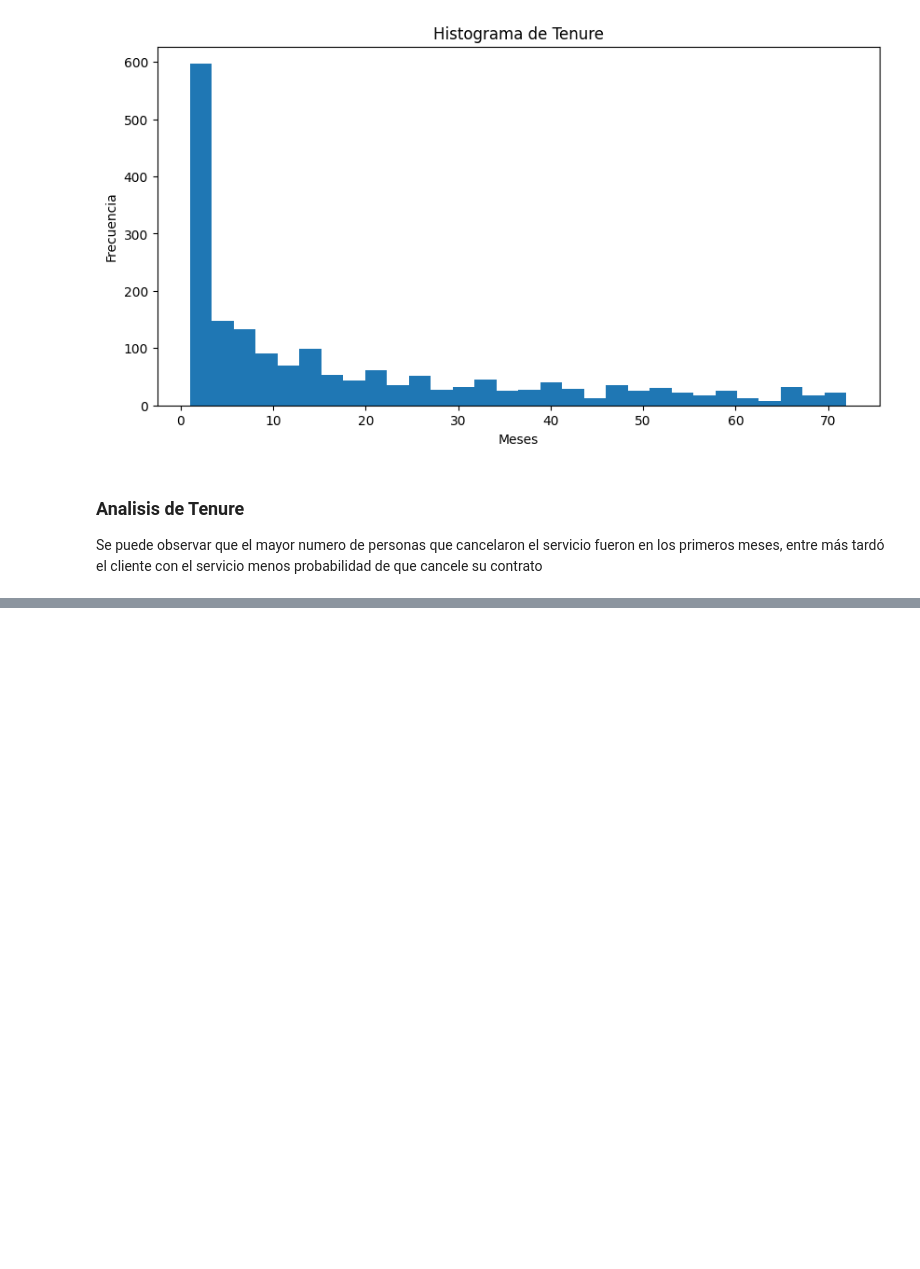
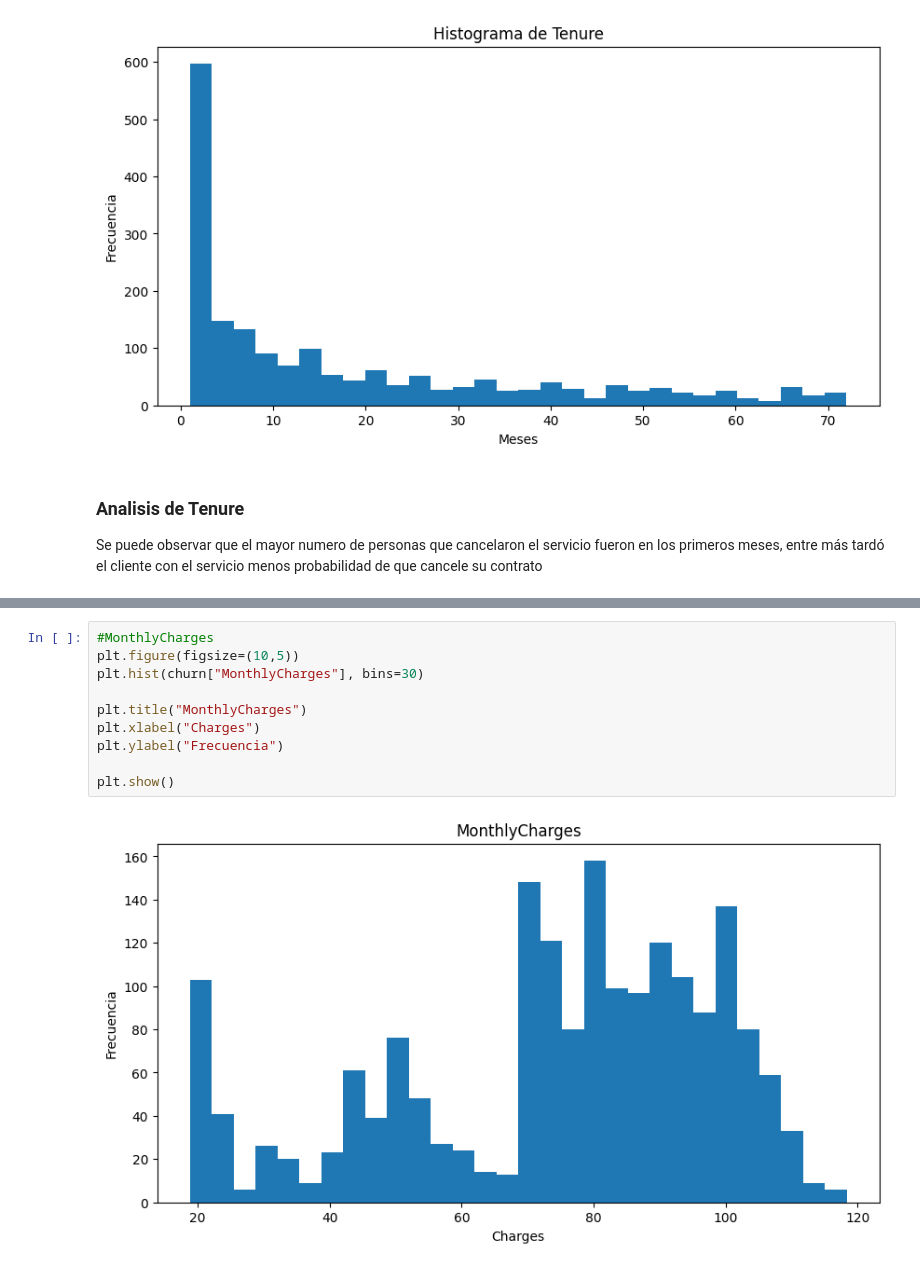
Before and after one commit to HugoCD20/churn-prediction, a Jupyter notebook: notebooks/eda.ipynb, the cells around one changed output, grey strips where cells are left out. Saved outputs shown, nothing was run; the diff lists cells and outputs as text; blank space fills up the shorter version.

```diff
--- a/notebooks/eda.ipynb
+++ b/notebooks/eda.ipynb
@@ -81,0 +97,12 @@ Se puede observar que el mayor numero de personas que cancelaron el servicio fue
+# %%
+#MonthlyCharges
+plt.figure(figsize=(10,5))
+plt.hist(churn["MonthlyCharges"], bins=30)
+
+plt.title("MonthlyCharges")
+plt.xlabel("Charges")
+plt.ylabel("Frecuencia")
+
+plt.show()
+# %% [output]
+[figure, added]
```
Also changed, not shown: parts of 4 cells of this notebook.
